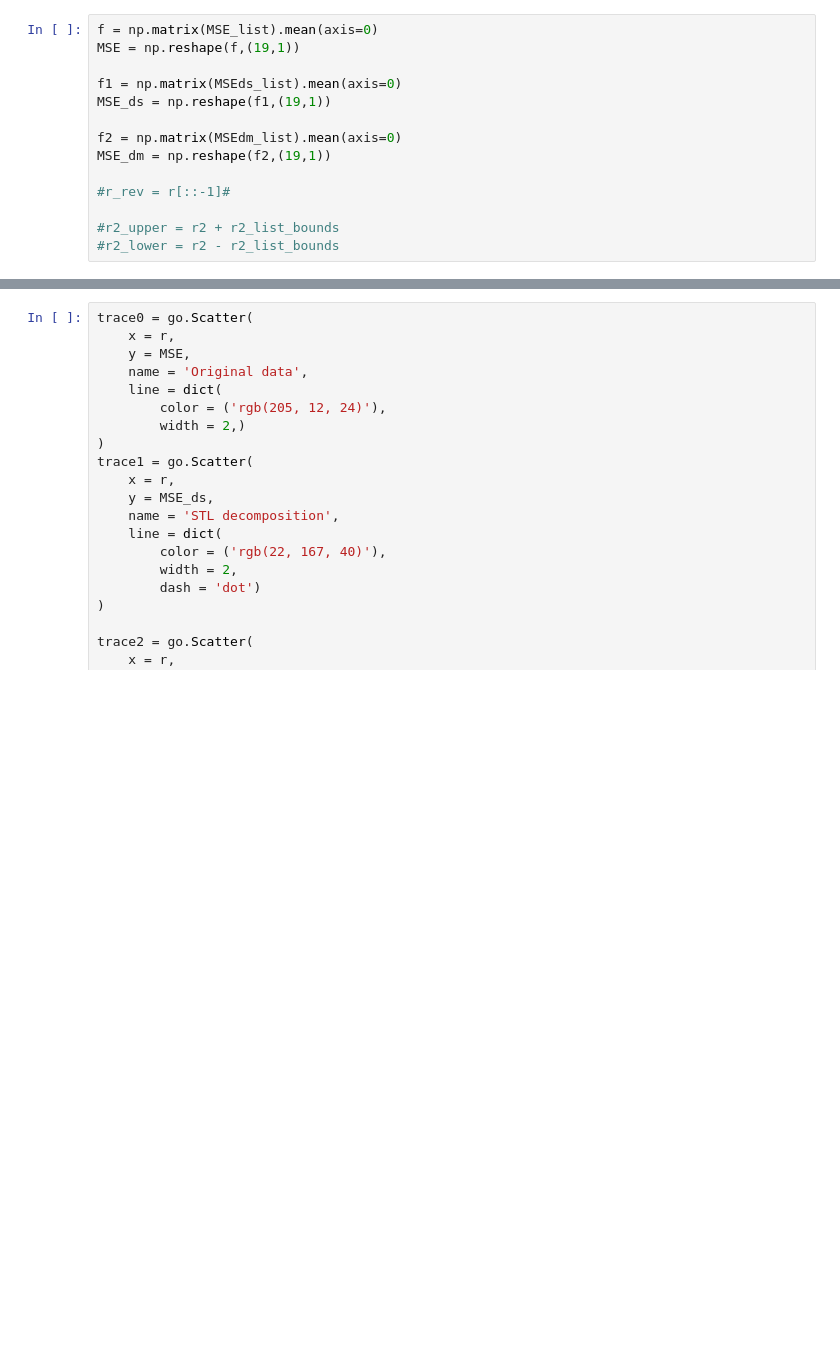
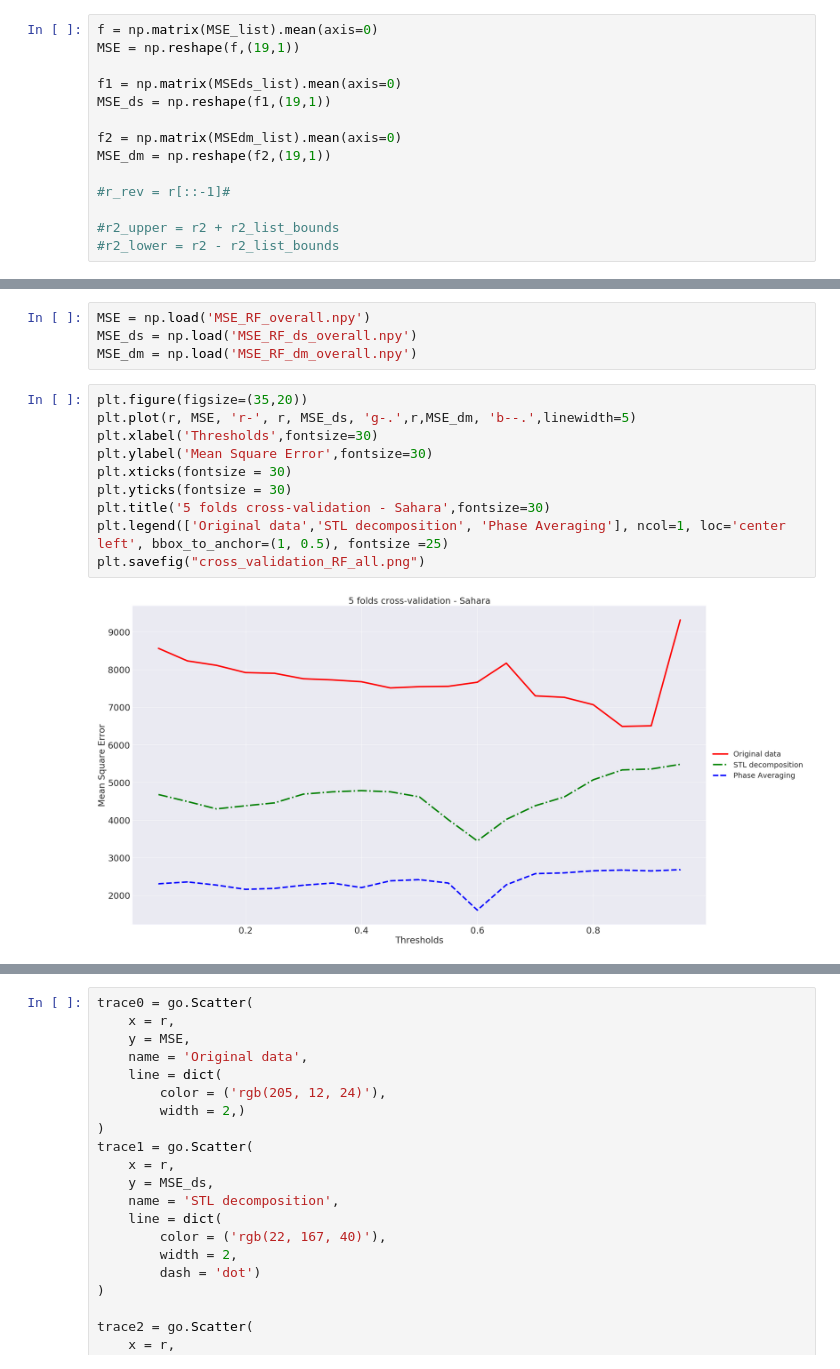
Before and after one commit to alchemist5617/Climate-Network, a Jupyter notebook: Final Version.ipynb, the cells around one changed output, grey strips where cells are left out. Cells and saved outputs as stored; diff of their text form; blank space fills up the shorter version.

```diff
--- a/Final Version.ipynb
+++ b/Final Version.ipynb
@@ -117,0 +336,16 @@ MSE_dm = np.reshape(f2,(19,1))
+# %%
+MSE = np.load('MSE_RF_overall.npy')
+MSE_ds = np.load('MSE_RF_ds_overall.npy')
+MSE_dm = np.load('MSE_RF_dm_overall.npy')
+# %%
+plt.figure(figsize=(35,20))
+plt.plot(r, MSE, 'r-', r, MSE_ds, 'g-.',r,MSE_dm, 'b--.',linewidth=5)
+plt.xlabel('Thresholds',fontsize=30)
+plt.ylabel('Mean Square Error',fontsize=30)
+plt.xticks(fontsize = 30)
+plt.yticks(fontsize = 30)
+plt.title('5 folds cross-validation - Sahara',fontsize=30)
+plt.legend(['Original data','STL decomposition', 'Phase Averaging'], ncol=1, loc='center left', bbox_to_anchor=(1, 0.5), fontsize =25)
+plt.savefig("cross_validation_RF_all.png")
+# %% [output]
+[figure, added]
```
Also changed, not shown: parts of 100 cells of this notebook.
